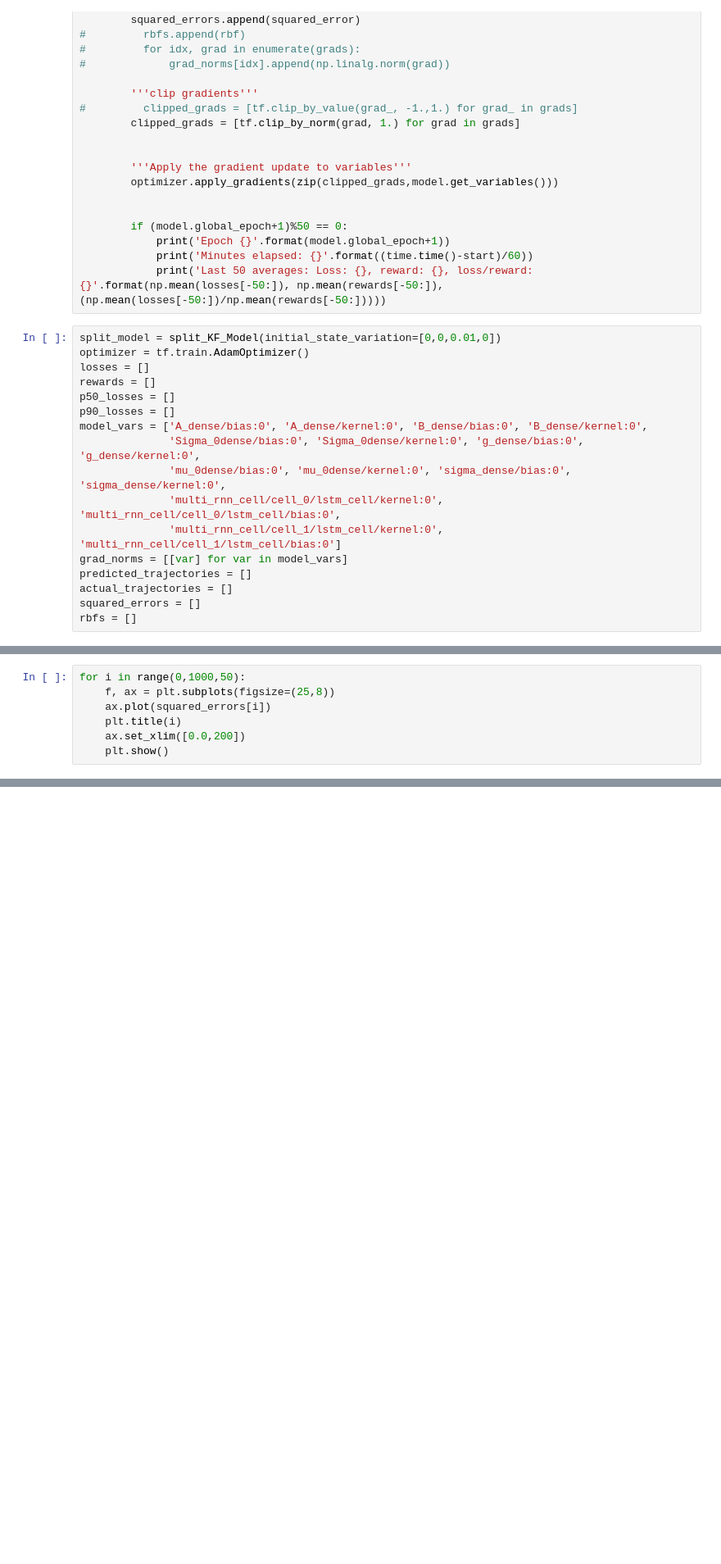
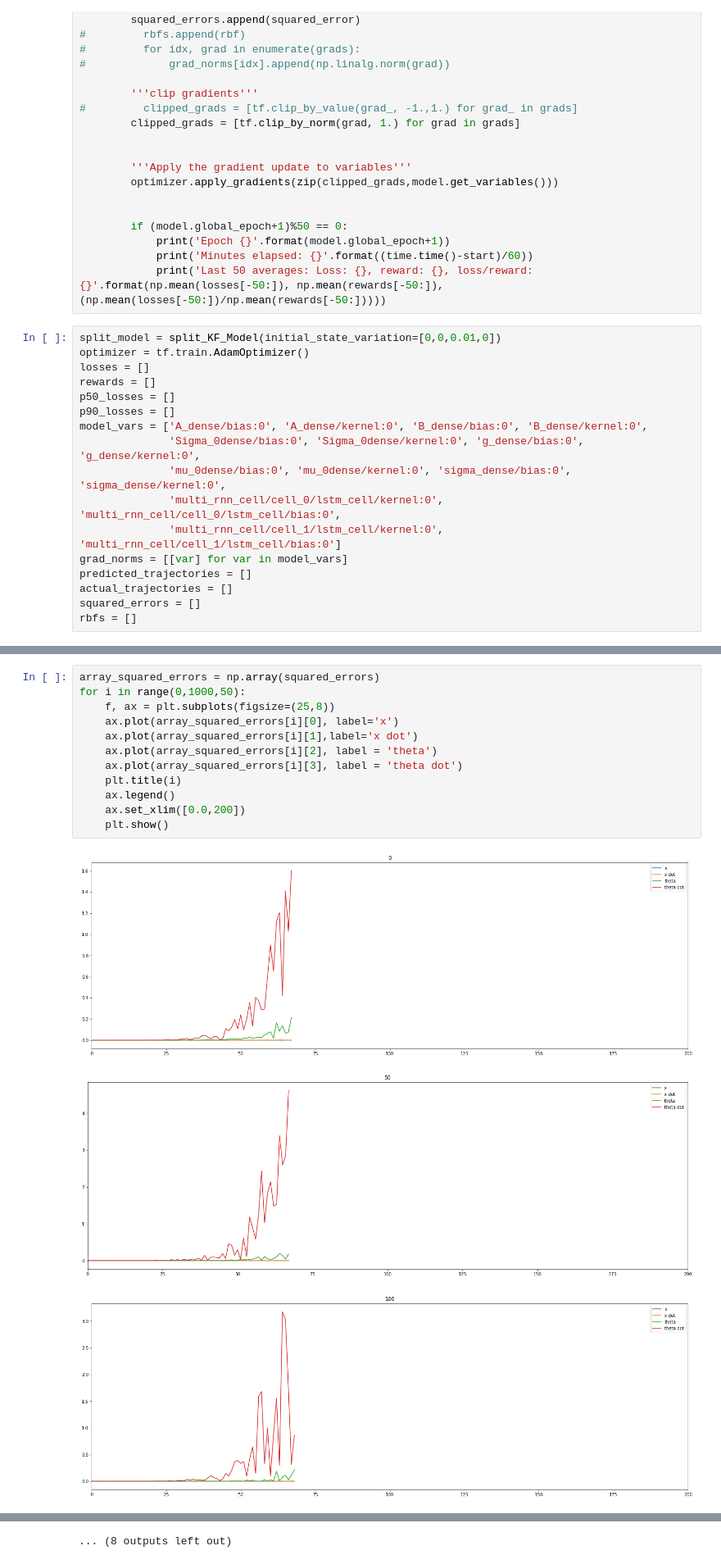
Before and after one commit to albalaka/DLQR, a Jupyter notebook: split_KF_params.ipynb, the cells around one changed output, grey strips where cells are left out. Shown at 82% size. Cells and saved outputs as stored; diff of their text form; blank space fills up the shorter version.

```diff
--- a/split_KF_params.ipynb
+++ b/split_KF_params.ipynb
@@ -554,7 +576,16 @@ plt.show()
 # %%
+array_squared_errors = np.array(squared_errors)
 for i in range(0,1000,50):
     f, ax = plt.subplots(figsize=(25,8))
-    ax.plot(squared_errors[i])
+    ax.plot(array_squared_errors[i][0], label='x')
+    ax.plot(array_squared_errors[i][1],label='x dot')
+    ax.plot(array_squared_errors[i][2], label = 'theta')
+    ax.plot(array_squared_errors[i][3], label = 'theta dot')
     plt.title(i)
+    ax.legend()
     ax.set_xlim([0.0,200])
     plt.show()
+# %% [output]
+[figure, added]
+[figure, added]
+[figure, added]
@@ -561 +601,2 @@ for i in range(0,1000,50):
+... (8 outputs left out)
 # %%
```
Also changed, not shown: parts of 5 cells of this notebook.
